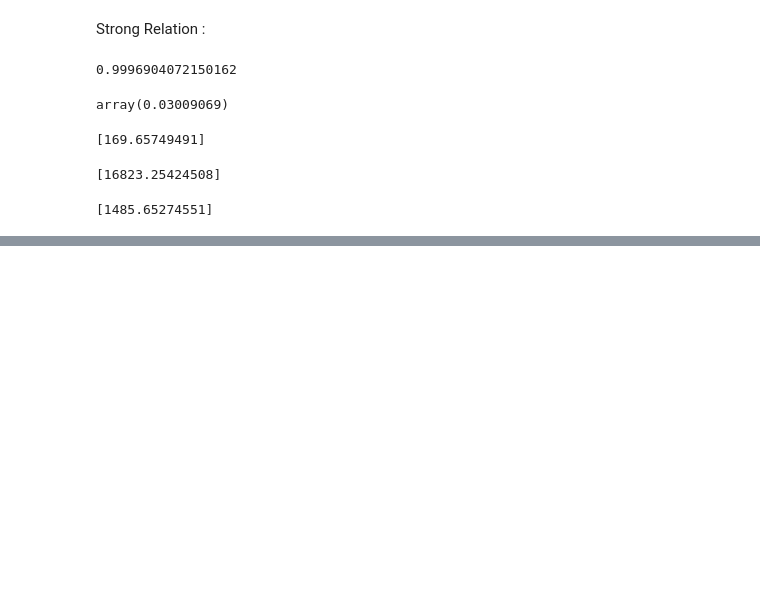
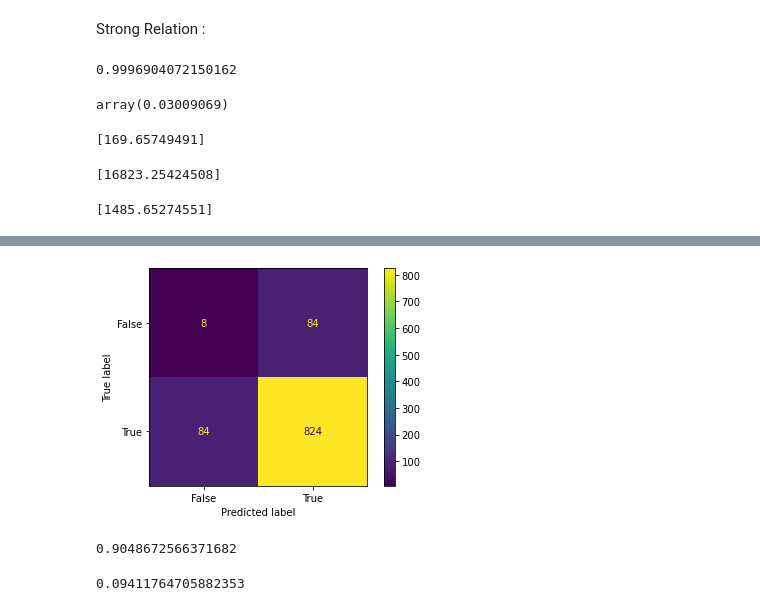
Before and after one commit to Vishwa4444/AI-ML, a Jupyter notebook: AI_ML.ipynb, the cells around one changed output, grey strips where cells are left out. Cells and saved outputs as stored; diff of their text form; code cells hidden in the pictures; blank space fills up the shorter version.

```diff
--- a/AI_ML.ipynb
+++ b/AI_ML.ipynb
@@ -314,0 +393,36 @@ print(predictedsystolic)
+# %%
+import matplotlib.pyplot as plt
+import numpy
+from sklearn import metrics
+
+actual = numpy.random.binomial(1,.9,size=1000)
+predicted = numpy.random.binomial(1,.9,size=1000)
+
+confusion_matrix=metrics.confusion_matrix(actual, predicted)
+
+cm_display = metrics.ConfusionMatrixDisplay(confusion_matrix = confusion_matrix, display_labels = [False, True])
+
+cm_display.plot()
+plt.show()
+# %% [output]
+[figure, added]
+# %%
+import matplotlib.pyplot as plt
+import numpy as np
+from sklearn import metrics
+actual = numpy.random.binomial(1,.9,size=1000)
+pre = numpy.random.binomial(1,.9,size=1000)
+acc=metrics.precision_score(actual,pre)
+print(acc)
+# %% [output]
+0.9048672566371682
+# %%
+
+import numpy as np
+from sklearn import metrics
+actual = np.random.binomial(1,0.9,size=1000)
+pre = np.random.binomial(1,0.9,size=1000)
+spe=metrics.recall_score(actual,pre,pos_label=0)
+print(spe)
+# %% [output]
+0.09411764705882353
```
Also changed, not shown: parts of 8 cells of this notebook.
